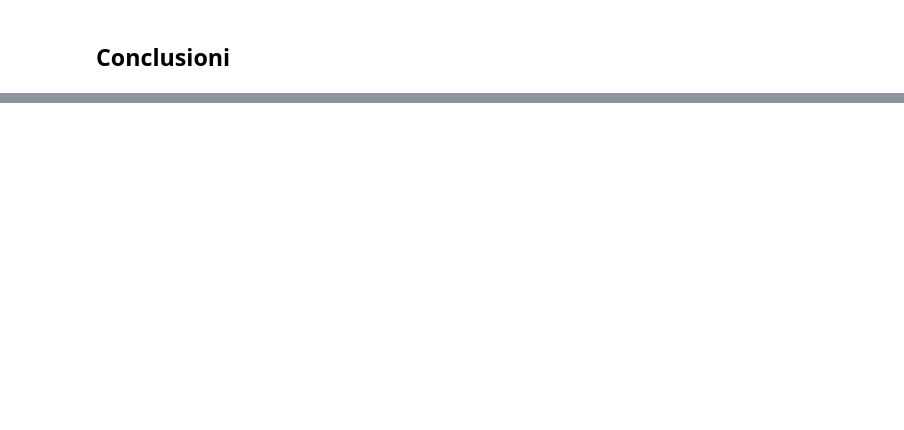
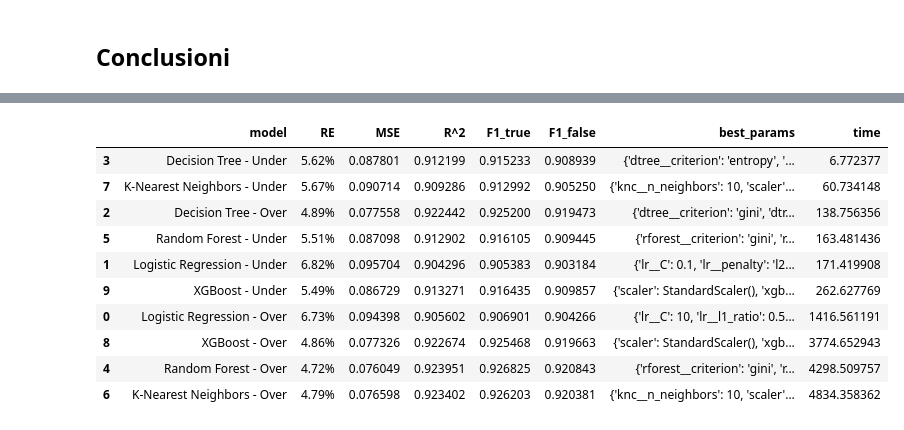
Before and after one commit to sararomeo/covid_mortality_classificator, a Jupyter notebook: Progetto1/Progetto1.ipynb, the cells around one changed output, grey strips where cells are left out. Drawn from its saved outputs; the diff is of its cells as text; code cells hidden in the pictures; blank space fills up the shorter version.

```diff
--- a/Progetto1/Progetto1.ipynb
+++ b/Progetto1/Progetto1.ipynb
@@ -907,0 +824,21 @@ R-squared coefficient: 0.64223
+# %%
+from xgboost import XGBClassifier
+
+xgb_model = Pipeline([
+    ("scaler", None),
+    ("xgb", XGBClassifier(objective="binary:logistic", random_state=42))
+])
+
+skf = StratifiedKFold(3, shuffle=True, random_state=42)
+xgb_gs_over = GridSearchCV(xgb_model, grid, cv=skf)
+xgb_gs_under = GridSearchCV(xgb_model, grid, cv=skf)
+# %%
+start_over = time.time()
+xgb_gs_over.fit(x_over_train, y_over_train)
+end_over = time.time()
+elapsed_over = end_over - start_over
+
+start_under = time.time()
+xgb_gs_under.fit(x_under_train, y_under_train)
+end_under = time.time()
+elapsed_under = end_under - start_under
@@ -907,0 +855,15 @@ R-squared coefficient: 0.64223
+# %%
+print("Misure di precisione sul training set:")
+print("\nOversampling:")
+_, _, _, _, _ = print_eval(x_over_train, y_over_train, xgb_gs_over)
+print("\nUndersampling:")
+_, _, _, _, _ = print_eval(x_under_train, y_under_train, xgb_gs_under)
+print("\n")
+print("Misure di precisione sul test set:")
+print("\nOversampling:")
+re_over, mse_over, r2_over, f1_true_over, f1_false_over  = print_eval(x_over_test, y_over_test, xgb_gs_over)
+print("\nUndersampling:")
+re_under, mse_under, r2_under, f1_true_under, f1_false_under  = print_eval(x_under_test, y_under_test, xgb_gs_under)
+
+dfEval.loc[len(dfEval)] = {'model': 'XGBoost - Over', 'RE': re_over, 'MSE': mse_over, 'R^2': r2_over, 'F1_true': f1_true_over, 'F1_false': f1_false_over, 'best_params': xgb_gs_over.best_params_, 'time': elapsed_over}
+dfEval.loc[len(dfEval)] = {'model': 'XGBoost - Under', 'RE': re_under, 'MSE': mse_under, 'R^2': r2_under, 'F1_true': f1_true_under, 'F1_false': f1_false_under, 'best_params': xgb_gs_under.best_params_, 'time': elapsed_under}
@@ -911,0 +892,3 @@ dfEval
+# %%
+dfEval['RE'] = dfEval['RE'].map('{:.2%}'.format)
+dfEval.sort_values(by=['RE'])
@@ -911,0 +907,14 @@ dfEval
+# %%
+dfEval.sort_values(by=['time'])
+# %% [output]
+|  | model | RE | MSE | R^2 | F1_true | F1_false | best_params | time |
+| 3 | Decision Tree - Under | 5.62% | 0.087801 | 0.912199 | 0.915233 | 0.908939 | {'dtree__criterion': 'entropy', '... | 6.772377 |
+| 7 | K-Nearest Neighbors - Under | 5.67% | 0.090714 | 0.909286 | 0.912992 | 0.905250 | {'knc__n_neighbors': 10, 'scaler'... | 60.734148 |
+| 2 | Decision Tree - Over | 4.89% | 0.077558 | 0.922442 | 0.925200 | 0.919473 | {'dtree__criterion': 'gini', 'dtr... | 138.756356 |
+| 5 | Random Forest - Under | 5.51% | 0.087098 | 0.912902 | 0.916105 | 0.909445 | {'rforest__criterion': 'gini', 'r... | 163.481436 |
+| 1 | Logistic Regression - Under | 6.82% | 0.095704 | 0.904296 | 0.905383 | 0.903184 | {'lr__C': 0.1, 'lr__penalty': 'l2... | 171.419908 |
+| 9 | XGBoost - Under | 5.49% | 0.086729 | 0.913271 | 0.916435 | 0.909857 | {'scaler': StandardScaler(), 'xgb... | 262.627769 |
+| 0 | Logistic Regression - Over | 6.73% | 0.094398 | 0.905602 | 0.906901 | 0.904266 | {'lr__C': 10, 'lr__l1_ratio': 0.5... | 1416.561191 |
+| 8 | XGBoost - Over | 4.86% | 0.077326 | 0.922674 | 0.925468 | 0.919663 | {'scaler': StandardScaler(), 'xgb... | 3774.652943 |
+| 4 | Random Forest - Over | 4.72% | 0.076049 | 0.923951 | 0.926825 | 0.920843 | {'rforest__criterion': 'gini', 'r... | 4298.509757 |
+| 6 | K-Nearest Neighbors - Over | 4.79% | 0.076598 | 0.923402 | 0.926203 | 0.920381 | {'knc__n_neighbors': 10, 'scaler'... | 4834.358362 |
```
Also changed, not shown: parts of 58 cells of this notebook.
